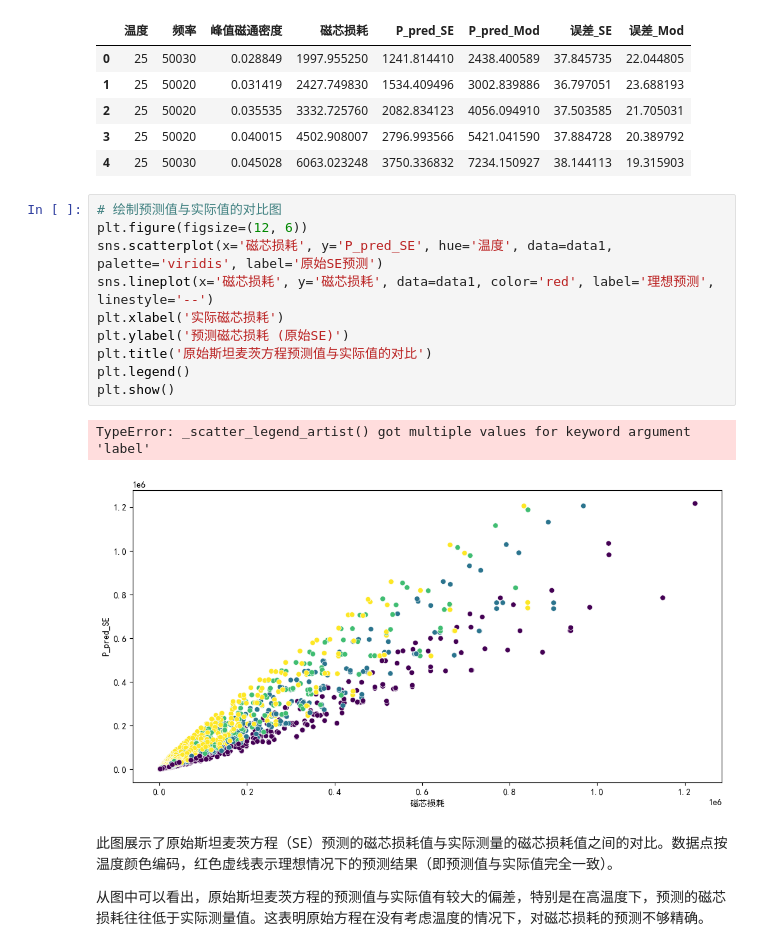
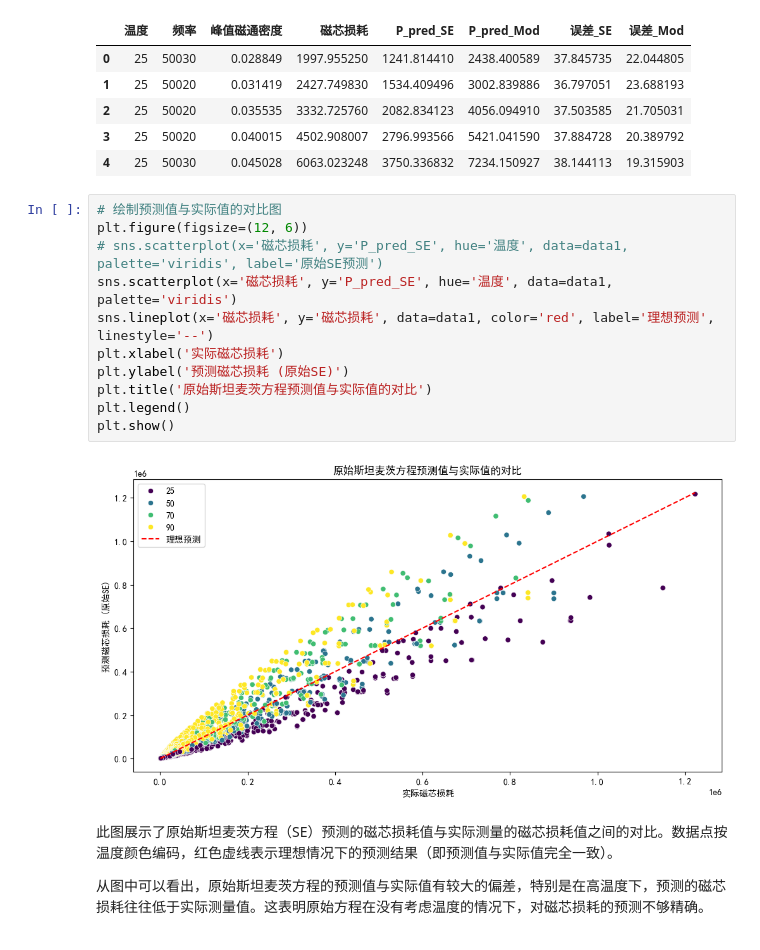
Before and after one commit to hhuzzz/-C-, a Jupyter notebook: Q2/Q2_2.ipynb, the cells around one changed output. Saved outputs shown, nothing was run; the diff lists cells and outputs as text.

```diff
--- a/Q2/Q2_2.ipynb
+++ b/Q2/Q2_2.ipynb
@@ -413,16 +490,16 @@ data1[['温度', '频率', '峰值磁通密度', '磁芯损耗', 'P_pred_SE', 'P
 # %%
 # 绘制预测值与实际值的对比图
 plt.figure(figsize=(12, 6))
-sns.scatterplot(x='磁芯损耗', y='P_pred_SE', hue='温度', data=data1, palette='viridis', label='原始SE预测')
+# sns.scatterplot(x='磁芯损耗', y='P_pred_SE', hue='温度', data=data1, palette='viridis', label='原始SE预测')
+sns.scatterplot(x='磁芯损耗', y='P_pred_SE', hue='温度', data=data1, palette='viridis')
 sns.lineplot(x='磁芯损耗', y='磁芯损耗', data=data1, color='red', label='理想预测', linestyle='--')
 plt.xlabel('实际磁芯损耗')
 plt.ylabel('预测磁芯损耗 (原始SE)')
 plt.title('原始斯坦麦茨方程预测值与实际值的对比')
 plt.legend()
 plt.show()
 # %% [output]
-TypeError: _scatter_legend_artist() got multiple values for keyword argument 'label'
-[figure, old version]
+[figure, new version]
 # %% [markdown]
 此图展示了原始斯坦麦茨方程（SE）预测的磁芯损耗值与实际测量的磁芯损耗值之间的对比。数据点按温度颜色编码，红色虚线表示理想情况下的预测结果（即预测值与实际值完全一致）。
 
```
Also changed, not shown: parts of 10 cells of this notebook, 1 other file.
